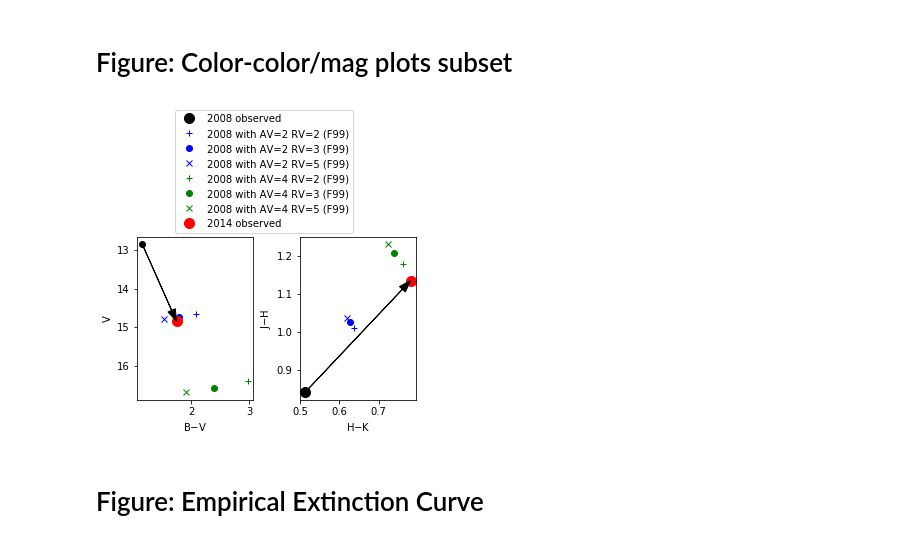
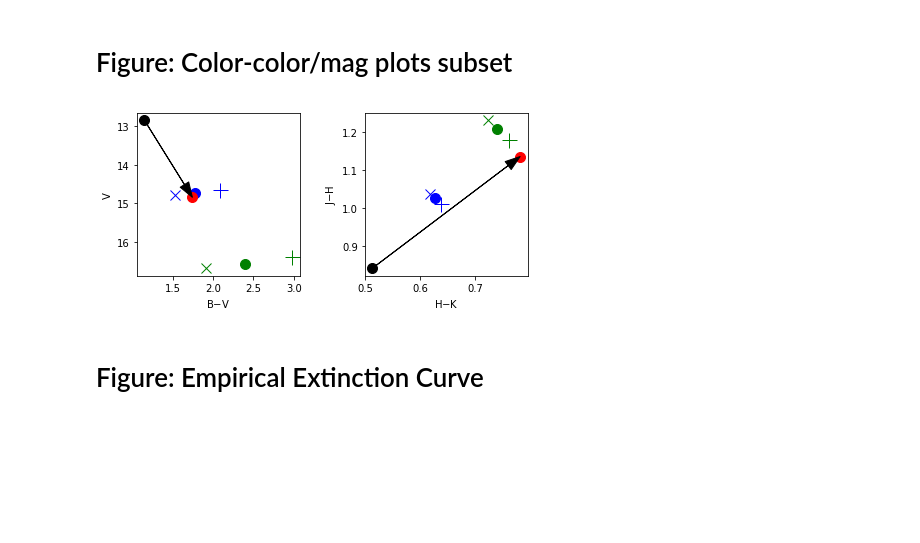
Before and after one commit to krislars/AA_Tau_Covey, a Jupyter notebook: AATau_5_figures.ipynb, the cells around one changed output. Cells and saved outputs as stored; diff of their text form; code cells hidden in the pictures; blank space fills up the shorter version.

Commit message:
Changes to figures for paper

```diff
--- a/AATau_5_figures.ipynb
+++ b/AATau_5_figures.ipynb
@@ -135,51 +136,51 @@ mags1ext=np.array([[ 8.34920393,  8.98590141,  9.99722394, 11.32340427, 12.65511
 # %%
 bands=['K','H','J','I','R','V','B']
 # %%
-fig,axes=plt.subplots(1,2,figsize=(5,3))
+fig,axes=plt.subplots(1,2,figsize=(7,3))
 
 j=5
-axes[0].plot(mags1ext[0,j+1]-mags1ext[0,j],mags1ext[0,j],'+',color='blue')
-axes[0].plot(mags1ext[1,j+1]-mags1ext[1,j],mags1ext[1,j],'o',color='blue')
-axes[0].plot(mags1ext[2,j+1]-mags1ext[2,j],mags1ext[2,j],'x',color='blue')
-axes[0].plot(mags1ext[3,j+1]-mags1ext[3,j],mags1ext[3,j],'+',color='green')
-axes[0].plot(mags1ext[4,j+1]-mags1ext[4,j],mags1ext[4,j],'o',color='green')
-axes[0].plot(mags1ext[5,j+1]-mags1ext[5,j],mags1ext[5,j],'x',color='green')
+axes[0].plot(mags1ext[0,j+1]-mags1ext[0,j],mags1ext[0,j],'+',color='blue',markersize=15)
+axes[0].plot(mags1ext[1,j+1]-mags1ext[1,j],mags1ext[1,j],'o',color='blue',markersize=10)
+axes[0].plot(mags1ext[2,j+1]-mags1ext[2,j],mags1ext[2,j],'x',color='blue',markersize=10)
+axes[0].plot(mags1ext[3,j+1]-mags1ext[3,j],mags1ext[3,j],'+',color='green',markersize=15)
+axes[0].plot(mags1ext[4,j+1]-mags1ext[4,j],mags1ext[4,j],'o',color='green',markersize=10)
+axes[0].plot(mags1ext[5,j+1]-mags1ext[5,j],mags1ext[5,j],'x',color='green',markersize=10)
 
-axes[0].plot(mags1[j+1]-mags1[j],mags1[j],'o',color='black')
+axes[0].plot(mags1[j+1]-mags1[j],mags1[j],'o',color='black',markersize=10)
 axes[0].plot(mags2[j+1]-mags2[j],mags2[j],'o',color='red',markersize=10)
 axes[0].annotate("",xy=(mags2[j+1]-mags2[j],mags2[j]), xycoords='data',
     xytext=(mags1[j+1]-mags1[j],mags1[j]),textcoords='data',
-    arrowprops=dict(color='black',headwidth=8,headlength=12,width=0.1))
+    arrowprops=dict(color='black',headwidth=10,headlength=15,width=0.1))
 axes[0].set_xlabel(bands[j+1]+'$-$'+bands[j])
 axes[0].set_ylabel(bands[j])
 
 
 
 j=0
 axes[1].annotate("",xy=(mags2[j+1]-mags2[j],mags2[j+2]-mags2[j+1]), xycoords='data',
     xytext=(mags1[j+1]-mags1[j],mags1[j+2]-mags1[j+1]),textcoords='data',
-    arrowprops=dict(color='black',headwidth=8,headlength=12,width=0.1))
+    arrowprops=dict(color='black',headwidth=10,headlength=15,width=0.1))
 axes[1].plot(mags1[j+1]-mags1[j],mags1[j+2]-mags1[j+1],'o',color='black',label='2008 observed',markersize=10)
 axes[1].set_xlabel(bands[j+1]+'$-$'+bands[j])
 axes[1].set_ylabel(bands[j+2]+'$-$'+bands[j+1])
 
-axes[1].plot(mags1ext[0,j+1]-mags1ext[0,j],mags1ext[0,j+2]-mags1ext[0,j+1],'+',color='blue',label='2008 with AV=2 RV=2 (F99)')
-axes[1].plot(mags1ext[1,j+1]-mags1ext[1,j],mags1ext[1,j+2]-mags1ext[1,j+1],'o',color='blue',label='2008 with AV=2 RV=3 (F99)')
-axes[1].plot(mags1ext[2,j+1]-mags1ext[2,j],mags1ext[2,j+2]-mags1ext[2,j+1],'x',color='blue',label='2008 with AV=2 RV=5 (F99)')
-axes[1].plot(mags1ext[3,j+1]-mags1ext[3,j],mags1ext[3,j+2]-mags1ext[3,j+1],'+',color='green',label='2008 with AV=4 RV=2 (F99)')
-axes[1].plot(mags1ext[4,j+1]-mags1ext[4,j],mags1ext[4,j+2]-mags1ext[4,j+1],'o',color='green',label='2008 with AV=4 RV=3 (F99)')
-axes[1].plot(mags1ext[5,j+1]-mags1ext[5,j],mags1ext[5,j+2]-mags1ext[5,j+1],'x',color='green',label='2008 with AV=4 RV=5 (F99)')
+axes[1].plot(mags1ext[0,j+1]-mags1ext[0,j],mags1ext[0,j+2]-mags1ext[0,j+1],'+',color='blue',label='2008 with AV=2 RV=2 (F99)',markersize=15)
+axes[1].plot(mags1ext[1,j+1]-mags1ext[1,j],mags1ext[1,j+2]-mags1ext[1,j+1],'o',color='blue',label='2008 with AV=2 RV=3 (F99)',markersize=10)
+axes[1].plot(mags1ext[2,j+1]-mags1ext[2,j],mags1ext[2,j+2]-mags1ext[2,j+1],'x',color='blue',label='2008 with AV=2 RV=5 (F99)',markersize=10)
+axes[1].plot(mags1ext[3,j+1]-mags1ext[3,j],mags1ext[3,j+2]-mags1ext[3,j+1],'+',color='green',label='2008 with AV=4 RV=2 (F99)',markersize=15)
+axes[1].plot(mags1ext[4,j+1]-mags1ext[4,j],mags1ext[4,j+2]-mags1ext[4,j+1],'o',color='green',label='2008 with AV=4 RV=3 (F99)',markersize=10)
+axes[1].plot(mags1ext[5,j+1]-mags1ext[5,j],mags1ext[5,j+2]-mags1ext[5,j+1],'x',color='green',label='2008 with AV=4 RV=5 (F99)',markersize=10)
 
 axes[1].plot(mags2[j+1]-mags2[j],mags2[j+2]-mags2[j+1],'o',color='red',label='2014 observed',markersize=10)
 
 fig.subplots_adjust(wspace=0.4)
-axes[1].legend(loc='center right', bbox_to_anchor=(.5,1.4))
+# axes[1].legend(loc='center right', bbox_to_anchor=(.5,1.4))
 
 axes[0].set_ylim(axes[0].get_ylim()[::-1])
 
 plt.show()
 # %% [output]
-[figure, old version]
+[figure, new version]
 # %% [markdown]
 # Figure: Empirical Extinction Curve <a name="empext"></a>
 # %%
```
Also changed, not shown: parts of 11 cells of this notebook, 1 other file.
